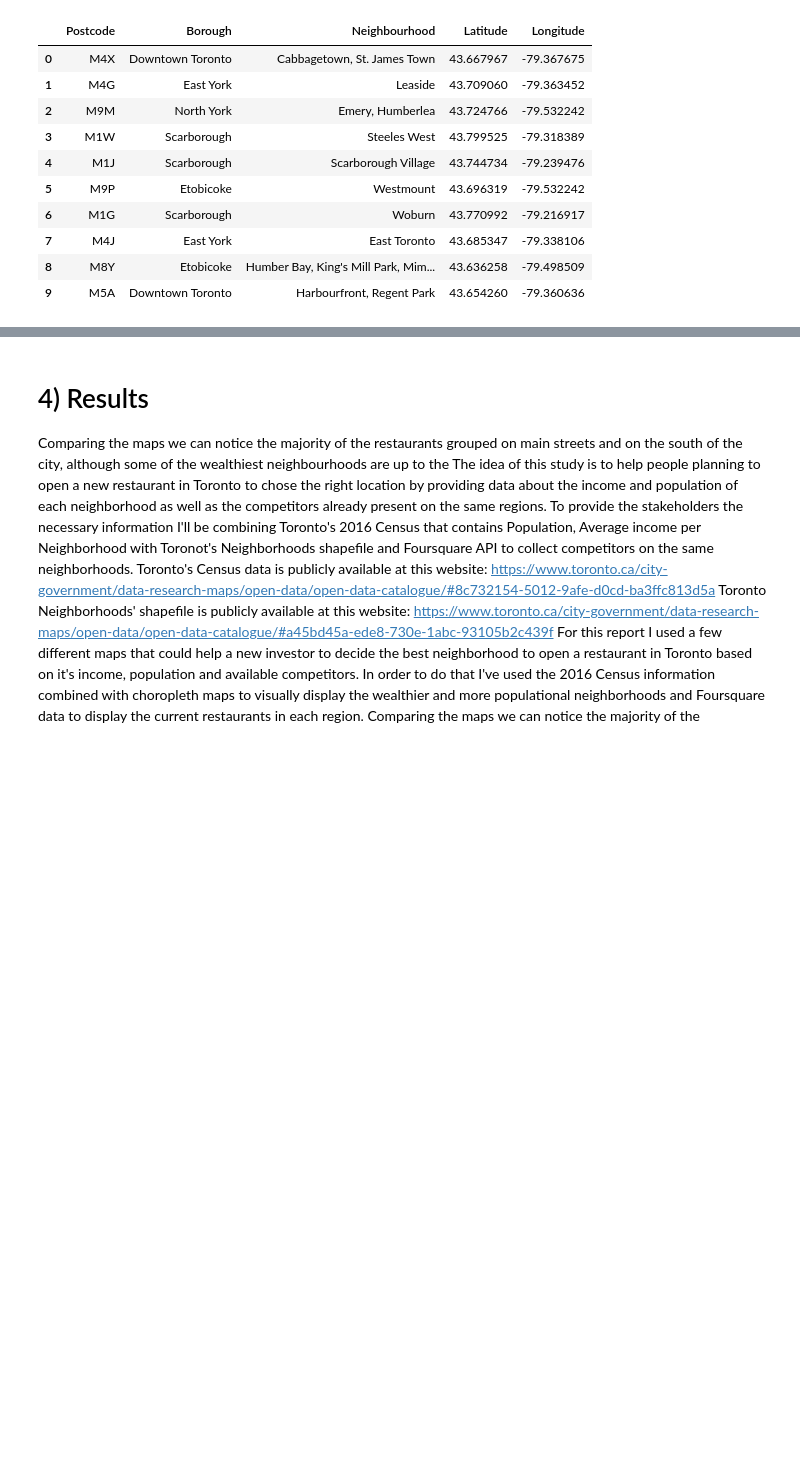
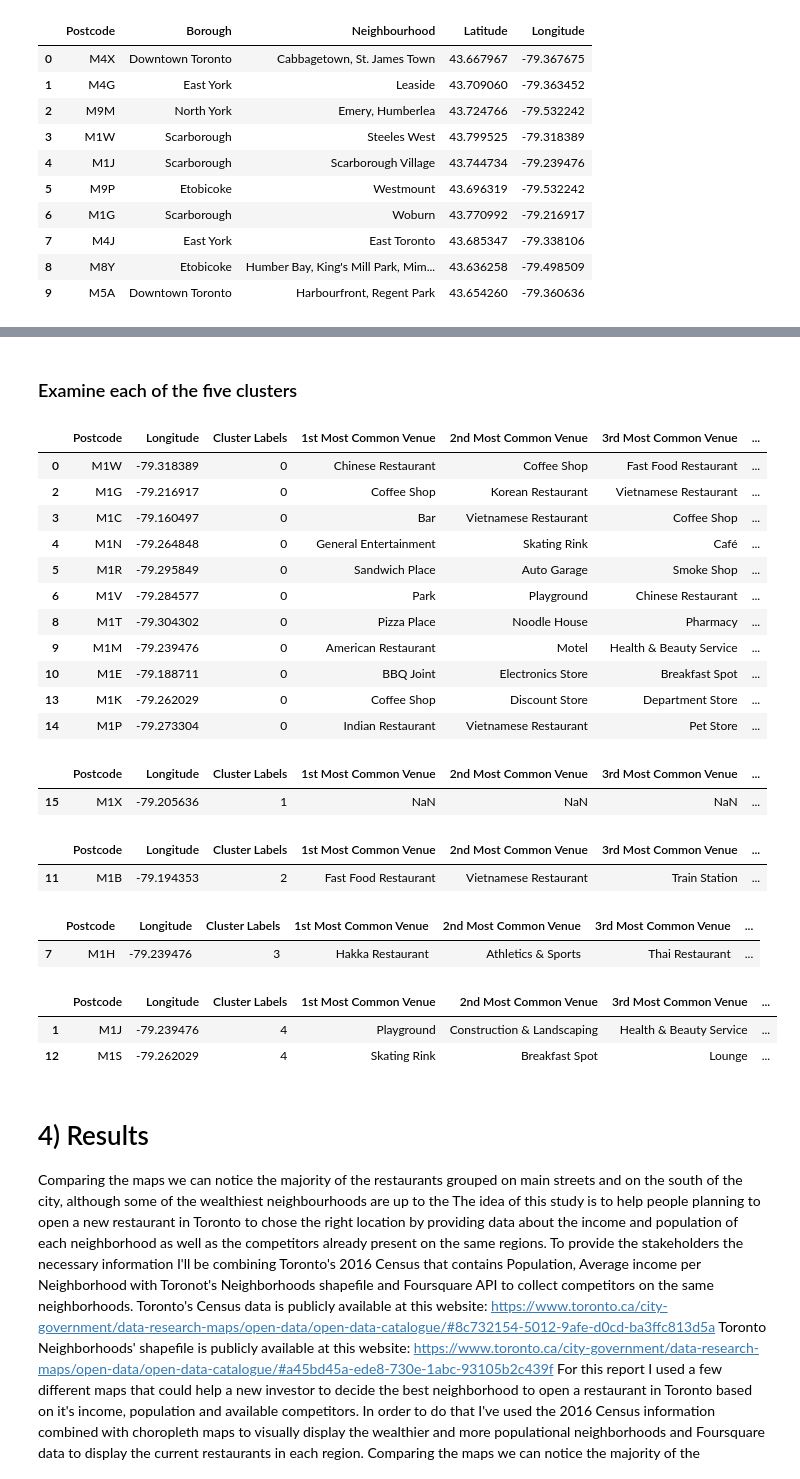
Before and after one commit to vishalraunaksingh/Coursera_Capstone, a Jupyter notebook: final notebook.ipynb, the cells around one changed output, grey strips where cells are left out. Saved outputs shown, nothing was run; the diff lists cells and outputs as text; code cells hidden in the pictures; blank space fills up the shorter version.

```diff
--- a/final notebook.ipynb
+++ b/final notebook.ipynb
@@ -207,3 +683,41 @@ df_toronto.head(10)
+# %% [markdown]
+### Examine each of the five clusters
+# %%
+scarb_merged.loc[scarb_merged['Cluster Labels'] == 0, scarb_merged.columns[[1] + list(range(5, scarb_merged.shape[1]))]]
+# %% [output]
+|  | Postcode | Longitude | Cluster Labels | 1st Most Common Venue | 2nd Most Common Venue | 3rd Most Common Venue | ... |
+| 0 | M1W | -79.318389 | 0 | Chinese Restaurant | Coffee Shop | Fast Food Restaurant | ... |
+| 2 | M1G | -79.216917 | 0 | Coffee Shop | Korean Restaurant | Vietnamese Restaurant | ... |
+| 3 | M1C | -79.160497 | 0 | Bar | Vietnamese Restaurant | Coffee Shop | ... |
+| 4 | M1N | -79.264848 | 0 | General Entertainment | Skating Rink | Café | ... |
+| 5 | M1R | -79.295849 | 0 | Sandwich Place | Auto Garage | Smoke Shop | ... |
+| 6 | M1V | -79.284577 | 0 | Park | Playground | Chinese Restaurant | ... |
+| 8 | M1T | -79.304302 | 0 | Pizza Place | Noodle House | Pharmacy | ... |
+| 9 | M1M | -79.239476 | 0 | American Restaurant | Motel | Health & Beauty Service | ... |
+| 10 | M1E | -79.188711 | 0 | BBQ Joint | Electronics Store | Breakfast Spot | ... |
+| 13 | M1K | -79.262029 | 0 | Coffee Shop | Discount Store | Department Store | ... |
+| 14 | M1P | -79.273304 | 0 | Indian Restaurant | Vietnamese Restaurant | Pet Store | ... |
+# %%
+scarb_merged.loc[scarb_merged['Cluster Labels'] == 1, scarb_merged.columns[[1] + list(range(5, scarb_merged.shape[1]))]]
+# %% [output]
+|  | Postcode | Longitude | Cluster Labels | 1st Most Common Venue | 2nd Most Common Venue | 3rd Most Common Venue | ... |
+| 15 | M1X | -79.205636 | 1 | NaN | NaN | NaN | ... |
+# %%
+scarb_merged.loc[scarb_merged['Cluster Labels'] == 2, scarb_merged.columns[[1] + list(range(5, scarb_merged.shape[1]))]]
+# %% [output]
+|  | Postcode | Longitude | Cluster Labels | 1st Most Common Venue | 2nd Most Common Venue | 3rd Most Common Venue | ... |
+| 11 | M1B | -79.194353 | 2 | Fast Food Restaurant | Vietnamese Restaurant | Train Station | ... |
+# %%
+scarb_merged.loc[scarb_merged['Cluster Labels'] == 3, scarb_merged.columns[[1] + list(range(5, scarb_merged.shape[1]))]]
+# %% [output]
+|  | Postcode | Longitude | Cluster Labels | 1st Most Common Venue | 2nd Most Common Venue | 3rd Most Common Venue | ... |
+| 7 | M1H | -79.239476 | 3 | Hakka Restaurant | Athletics & Sports | Thai Restaurant | ... |
+# %%
+scarb_merged.loc[scarb_merged['Cluster Labels'] == 4, scarb_merged.columns[[1] + list(range(5, scarb_merged.shape[1]))]]
+# %% [output]
+|  | Postcode | Longitude | Cluster Labels | 1st Most Common Venue | 2nd Most Common Venue | 3rd Most Common Venue | ... |
+| 1 | M1J | -79.239476 | 4 | Playground | Construction & Landscaping | Health & Beauty Service | ... |
+| 12 | M1S | -79.262029 | 4 | Skating Rink | Breakfast Spot | Lounge | ... |
 # %% [markdown]
 # 4) Results
 Comparing the maps we can notice the majority of the restaurants grouped on main streets and on the south of the city, although some of the wealthiest neighbourhoods are up to the The idea of this study is to help people planning to open a new restaurant in Toronto to chose the right location by providing data about the income and population of each neighborhood as well as the competitors already present on the same regions.
```
Also changed, not shown: parts of 38 cells of this notebook.
